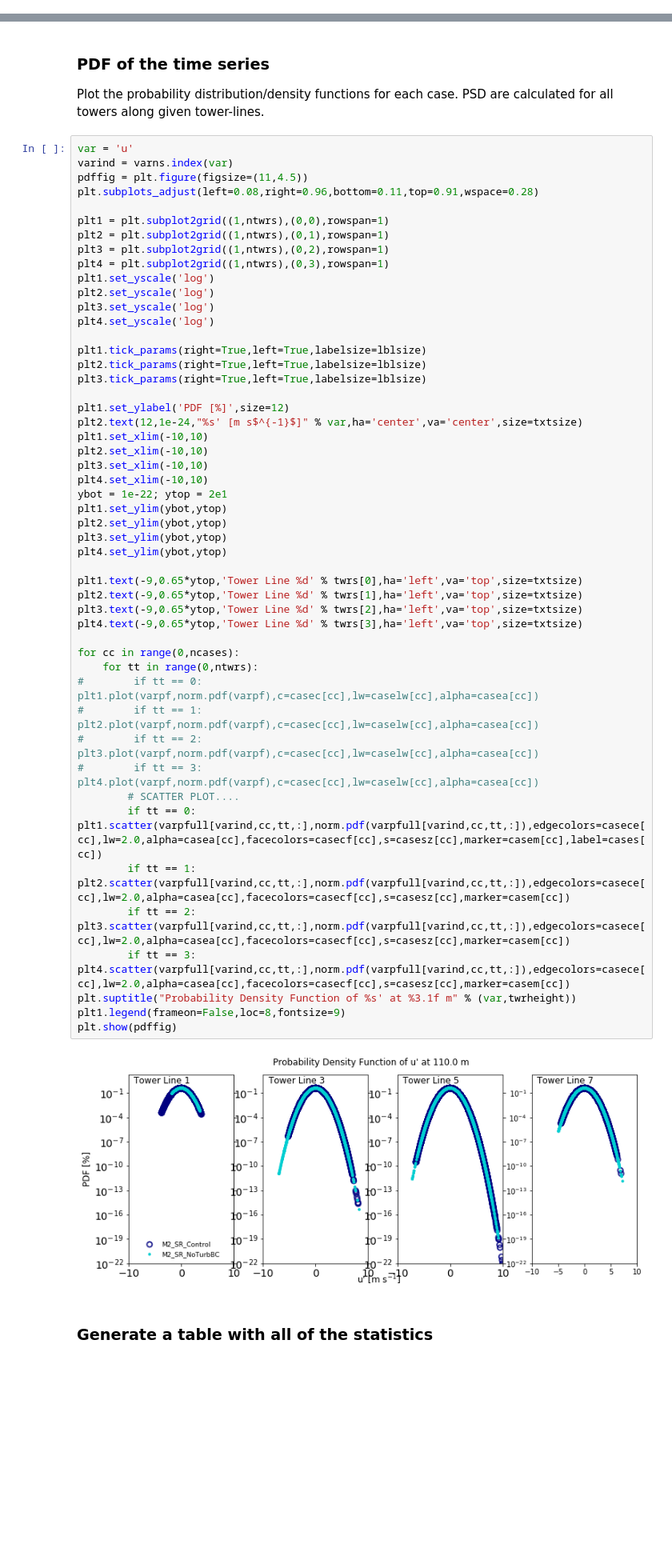
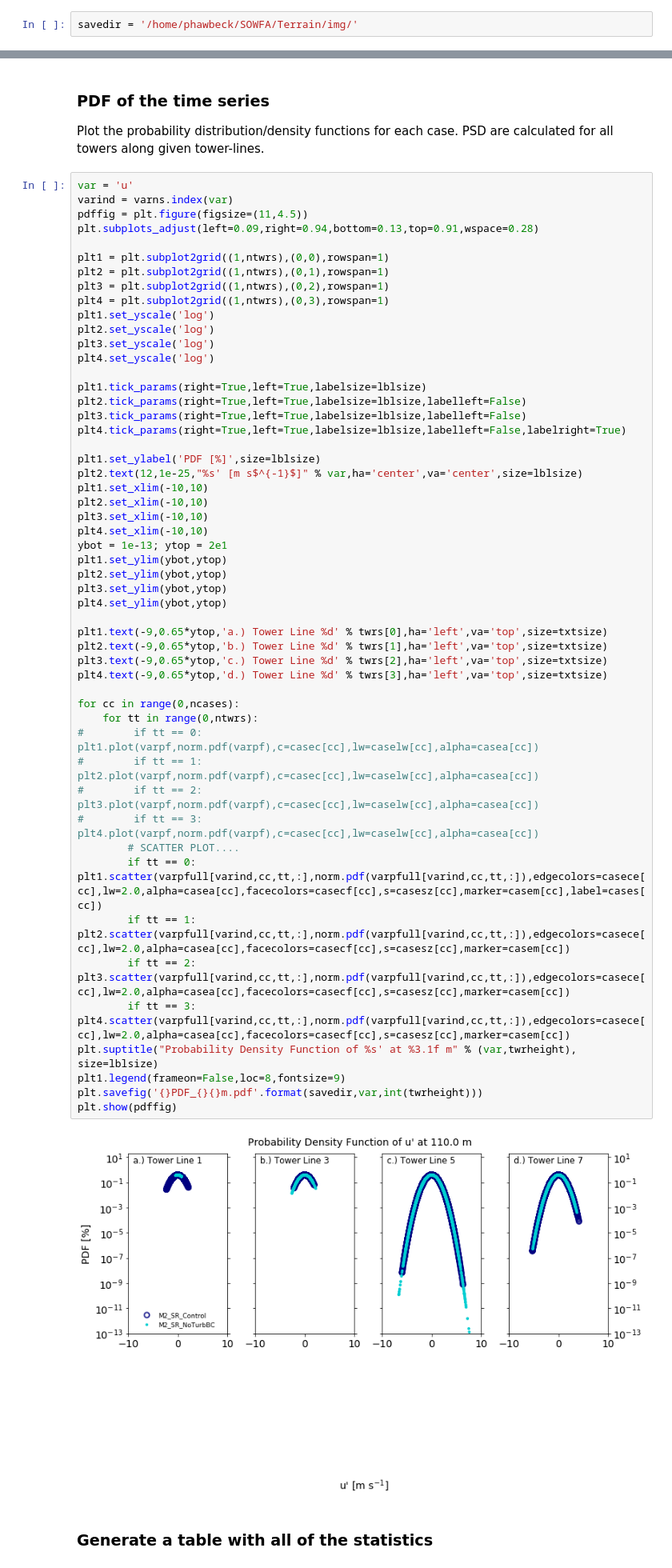
Before and after one commit to hawbecker/publications, a Jupyter notebook: ComplexTerrainNotebook.ipynb, the cells around one changed output, grey strips where cells are left out. Shown: that part at 80% size. Cells and saved outputs as stored; diff of their text form; blank space fills up the shorter version.

```diff
--- a/ComplexTerrainNotebook.ipynb
+++ b/ComplexTerrainNotebook.ipynb
@@ -47,3 +53,5 @@ probeZ = np.arange(10.001,500.0011,20.0)
+# %%
+savedir = '/home/phawbeck/SOWFA/Terrain/img/'
 # %% [markdown]
 ### Get the boundary data
 # %%
@@ -382,7 +393,7 @@ Plot the probability distribution/density functions for each case. PSD are calcu
 var = 'u'
 varind = varns.index(var)
 pdffig = plt.figure(figsize=(11,4.5))
-plt.subplots_adjust(left=0.08,right=0.96,bottom=0.11,top=0.91,wspace=0.28)
+plt.subplots_adjust(left=0.09,right=0.94,bottom=0.13,top=0.91,wspace=0.28)
 
 plt1 = plt.subplot2grid((1,ntwrs),(0,0),rowspan=1)
 plt2 = plt.subplot2grid((1,ntwrs),(0,1),rowspan=1)
@@ -392,44 +403,46 @@ plt1.set_yscale('log')
 plt2.set_yscale('log')
 plt3.set_yscale('log')
 plt4.set_yscale('log')
 
 plt1.tick_params(right=True,left=True,labelsize=lblsize)
-plt2.tick_params(right=True,left=True,labelsize=lblsize)
-plt3.tick_params(right=True,left=True,labelsize=lblsize)
+plt2.tick_params(right=True,left=True,labelsize=lblsize,labelleft=False)
+plt3.tick_params(right=True,left=True,labelsize=lblsize,labelleft=False)
+plt4.tick_params(right=True,left=True,labelsize=lblsize,labelleft=False,labelright=True)
 
-plt1.set_ylabel('PDF [%]',size=12)
-plt2.text(12,1e-24,"%s' [m s$^{-1}$]" % var,ha='center',va='center',size=txtsize)
+plt1.set_ylabel('PDF [%]',size=lblsize)
+plt2.text(12,1e-25,"%s' [m s$^{-1}$]" % var,ha='center',va='center',size=lblsize)
 plt1.set_xlim(-10,10)
 plt2.set_xlim(-10,10)
 plt3.set_xlim(-10,10)
 plt4.set_xlim(-10,10)
-ybot = 1e-22; ytop = 2e1
+ybot = 1e-13; ytop = 2e1
 plt1.set_ylim(ybot,ytop)
 plt2.set_ylim(ybot,ytop)
 plt3.set_ylim(ybot,ytop)
 plt4.set_ylim(ybot,ytop)
 
-plt1.text(-9,0.65*ytop,'Tower Line %d' % twrs[0],ha='left',va='top',size=txtsize)
-plt2.text(-9,0.65*ytop,'Tower Line %d' % twrs[1],ha='left',va='top',size=txtsize)
-plt3.text(-9,0.65*ytop,'Tower Line %d' % twrs[2],ha='left',va='top',size=txtsize)
-plt4.text(-9,0.65*ytop,'Tower Line %d' % twrs[3],ha='left',va='top',size=txtsize)
+plt1.text(-9,0.65*ytop,'a.) Tower Line %d' % twrs[0],ha='left',va='top',size=txtsize)
+plt2.text(-9,0.65*ytop,'b.) Tower Line %d' % twrs[1],ha='left',va='top',size=txtsize)
+plt3.text(-9,0.65*ytop,'c.) Tower Line %d' % twrs[2],ha='left',va='top',size=txtsize)
+plt4.text(-9,0.65*ytop,'d.) Tower Line %d' % twrs[3],ha='left',va='top',size=txtsize)
 
 for cc in range(0,ncases):
     for tt in range(0,ntwrs):
 #        if tt == 0: plt1.plot(varpf,norm.pdf(varpf),c=casec[cc],lw=caselw[cc],alpha=casea[cc])
 #        if tt == 1: plt2.plot(varpf,norm.pdf(varpf),c=casec[cc],lw=caselw[cc],alpha=casea[cc])
 #        if tt == 2: plt3.plot(varpf,norm.pdf(varpf),c=casec[cc],lw=caselw[cc],alpha=casea[cc])
 #        if tt == 3: plt4.plot(varpf,norm.pdf(varpf),c=casec[cc],lw=caselw[cc],alpha=casea[cc])
         # SCATTER PLOT....
         if tt == 0: plt1.scatter(varpfull[varind,cc,tt,:],norm.pdf(varpfull[varind,cc,tt,:]),edgecolors=casece[cc],lw=2.0,alpha=casea[cc],facecolors=casecf[cc],s=casesz[cc],marker=casem[cc],label=cases[cc])
         if tt == 1: plt2.scatter(varpfull[varind,cc,tt,:],norm.pdf(varpfull[varind,cc,tt,:]),edgecolors=casece[cc],lw=2.0,alpha=casea[cc],facecolors=casecf[cc],s=casesz[cc],marker=casem[cc])
         if tt == 2: plt3.scatter(varpfull[varind,cc,tt,:],norm.pdf(varpfull[varind,cc,tt,:]),edgecolors=casece[cc],lw=2.0,alpha=casea[cc],facecolors=casecf[cc],s=casesz[cc],marker=casem[cc])
         if tt == 3: plt4.scatter(varpfull[varind,cc,tt,:],norm.pdf(varpfull[varind,cc,tt,:]),edgecolors=casece[cc],lw=2.0,alpha=casea[cc],facecolors=casecf[cc],s=casesz[cc],marker=casem[cc])
-plt.suptitle("Probability Density Function of %s' at %3.1f m" % (var,twrheight))
+plt.suptitle("Probability Density Function of %s' at %3.1f m" % (var,twrheight), size=lblsize)
 plt1.legend(frameon=False,loc=8,fontsize=9)
+plt.savefig('{}PDF_{}{}m.pdf'.format(savedir,var,int(twrheight)))
 plt.show(pdffig)
 # %% [output]
-[figure, old version]
+[figure, new version]
 # %% [markdown]
 ### Generate a table with all of the statistics
 # %%
```
Also changed, not shown: parts of 8 cells of this notebook.
